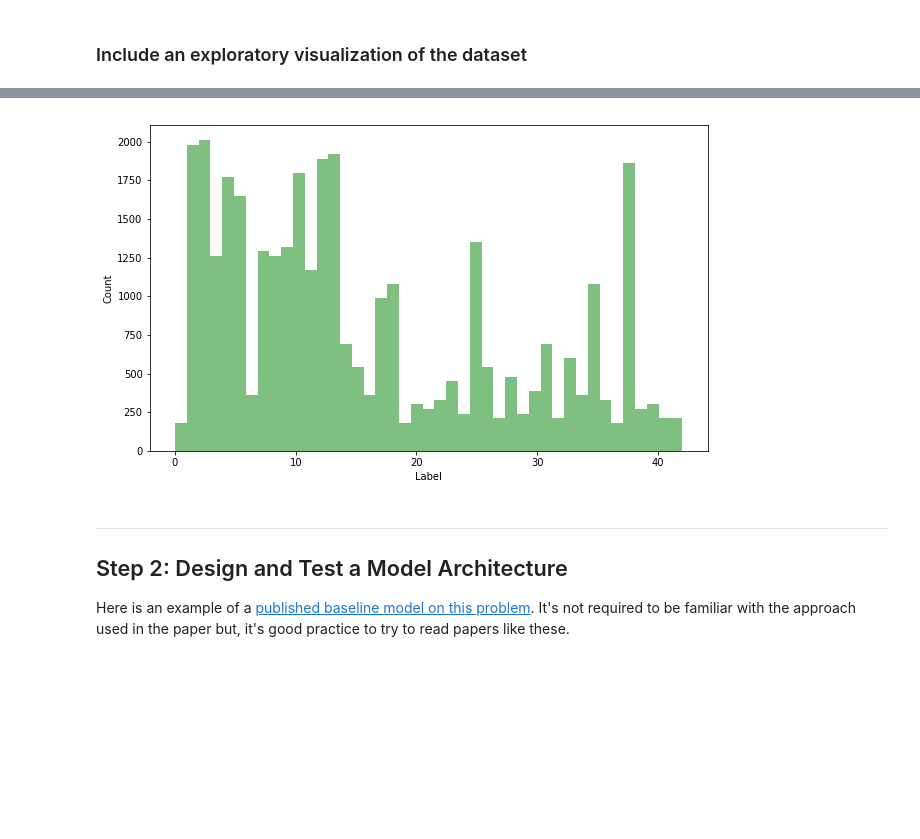
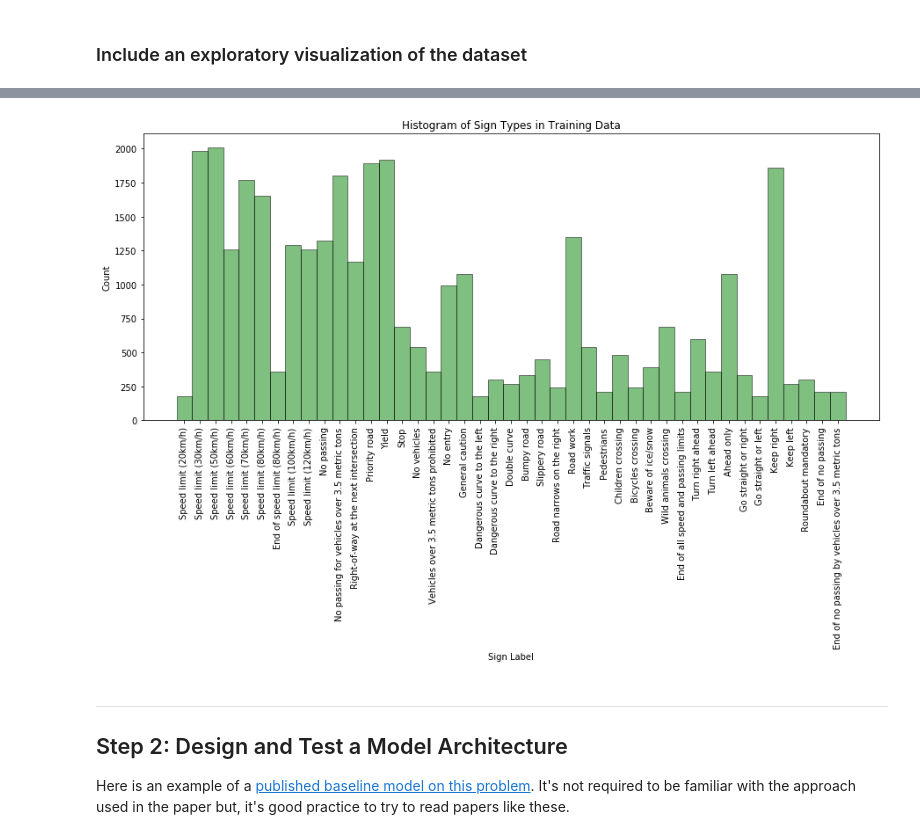
Before and after one commit to jimwatt/P2-traffic_signs, a Jupyter notebook: Traffic_Sign_Classifier.ipynb, the cells around one changed output, grey strips where cells are left out. Drawn from its saved outputs; the diff is of its cells as text; code cells hidden in the pictures; blank space fills up the shorter version.

```diff
--- a/Traffic_Sign_Classifier.ipynb
+++ b/Traffic_Sign_Classifier.ipynb
@@ -16,6 +9,14 @@ The [rubric](https://review.udacity.com/#!/rubrics/481/view) contains "Stand Out
 ## Step 0: Load The Data
 # %%
 import numpy as np
+import csv
+
+# Load in the sign names
+with open('signnames.csv', mode='r') as infile:
+    reader = csv.reader(infile)
+    next(reader)
+    signnames = {int(rows[0]):rows[1] for rows in reader}
+numsigns = len(signnames)
 
 # Load pickled data
 import pickle
@@ -35,5 +36,5 @@ X_train, y_train = train['features'], train['labels']
 X_valid, y_valid = valid['features'], valid['labels']
 X_test, y_test = test['features'], test['labels']
 
-print("Data is loaded")
+print("Data is loaded for {} sign types".format(numsigns))
 # %% [output]
@@ -89,10 +91,16 @@ Plotting images ...
 # %%
-plt.figure(figsize=(10,6))
-plt.hist(y_train, 43, facecolor='green', alpha=0.5);
-plt.xlabel("Label");
+plt.figure(figsize=(15,6))
+plt.hist(y_train, bins=numsigns, range=(0,43), facecolor='green', edgecolor='black', alpha=0.5);
+plt.xlabel("Sign Label");
 plt.ylabel("Count");
+plt.title("Histogram of Sign Types in Training Data")
+x_pos = np.arange(numsigns)+0.5
+ax = plt.gca()
+ax.set_xticks(x_pos)
+names = list(signnames.values())
+ax.set_xticklabels(names, rotation='vertical');
 # %% [output]
-[figure, old version]
+[figure, new version]
 # %% [markdown]
 ----
 
```
Also changed, not shown: parts of 23 cells of this notebook, 7 other files.
